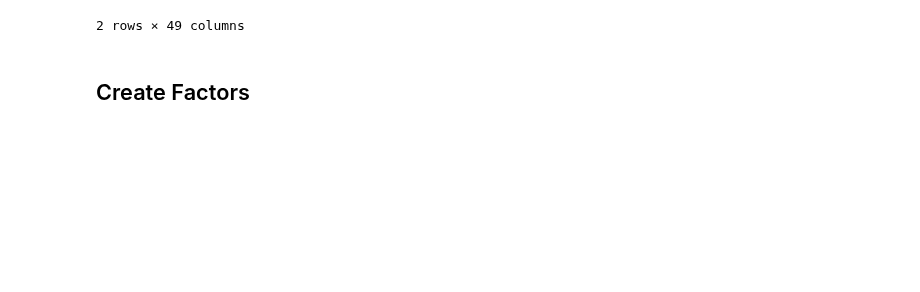
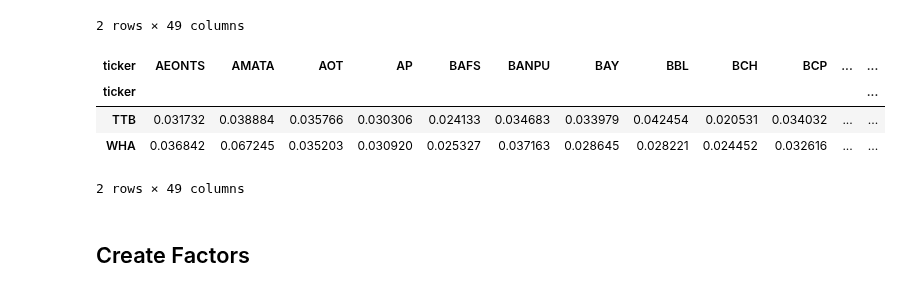
Before and after one commit to pasinsiri/quant-investment, a Jupyter notebook: alpha_factor.ipynb, the cells around one changed output. Cells and saved outputs as stored; diff of their text form; code cells hidden in the pictures; blank space fills up the shorter version.

```diff
--- a/alpha_factor.ipynb
+++ b/alpha_factor.ipynb
@@ -17,3 +17,8 @@ from functions.datareader import pull_stock_data
 <h1 style="color:orange">Load data using YFinance and save to local</h1>
 # %%
 # source for yfinance: https://pypi.org/project/yfinance/
+start = dt.date(2015, 1, 1)
+end = dt.date(2022, 2, 1)
+
+# * parameters
+ANNUALIZATION_FACTOR = 252
@@ -162,3 +139,13 @@ daily_return_df.head(2)
 | 2015-01-05 | -0.004608 | 0.025478 | -0.031915 | 0.000000 | -0.024000 | -0.012048 | -0.050279 | -0.020619 | 0.018987 | -0.015748 | ... | ... |
 | 2015-01-06 | 0.004630 | 0.000000 | -0.003663 | -0.008403 | 0.016394 | 0.008130 | -0.005882 | -0.002631 | 0.012422 | -0.008000 | ... | ... |
 2 rows × 49 columns
+# %%
+# annualized calculcate covariance matrix
+return_covmat = daily_return_df.cov().mul(ANNUALIZATION_FACTOR)
+return_covmat.tail(2)
+# %% [output]
+| ticker | AEONTS | AMATA | AOT | AP | BAFS | BANPU | BAY | BBL | BCH | BCP | ... | ... |
+| ticker |  |  |  |  |  |  |  |  |  |  |  | ... |
+| TTB | 0.031732 | 0.038884 | 0.035766 | 0.030306 | 0.024133 | 0.034683 | 0.033979 | 0.042454 | 0.020531 | 0.034032 | ... | ... |
+| WHA | 0.036842 | 0.067245 | 0.035203 | 0.030920 | 0.025327 | 0.037163 | 0.028645 | 0.028221 | 0.024452 | 0.032616 | ... | ... |
+2 rows × 49 columns
```
Also changed, not shown: parts of 28 cells of this notebook.
